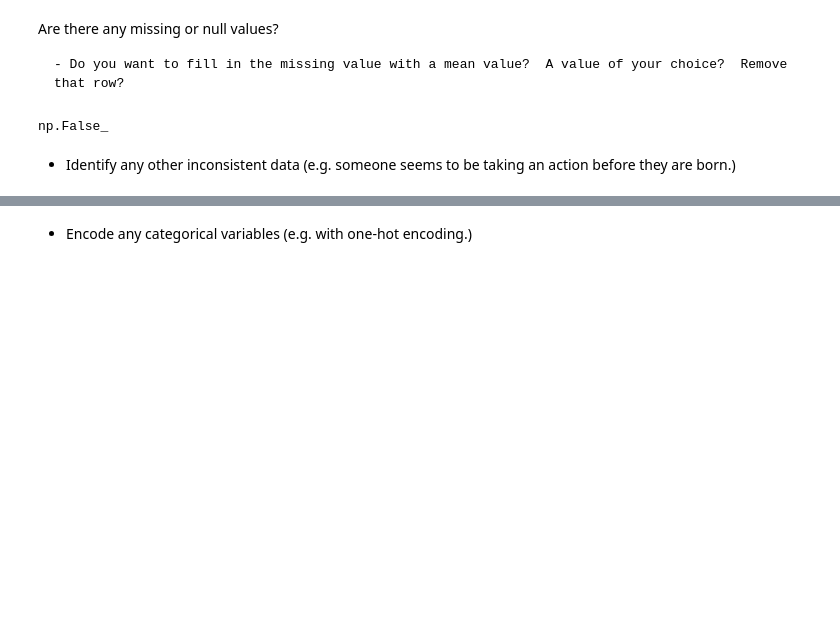
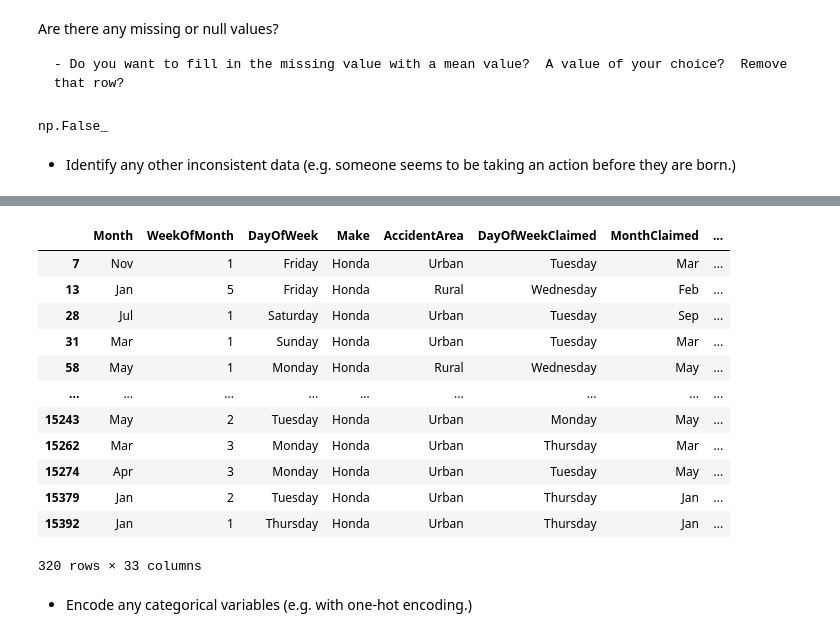
Before and after one commit to DorryJing/2025-spring-B2, a Jupyter notebook: OMDS-Mod2B2-week2-Jing-Dorry.ipynb, the cells around one changed output, grey strips where cells are left out. Cells and saved outputs as stored; diff of their text form; code cells hidden in the pictures; blank space fills up the shorter version.

Commit message:
week 2 1.0

```diff
--- a/OMDS-Mod2B2-week2-Jing-Dorry.ipynb
+++ b/OMDS-Mod2B2-week2-Jing-Dorry.ipynb
@@ -158,3 +175,21 @@ np.False_
+# %%
+df_age_0 = df[df["Age"]==0]
+df_age_0
+# There are 330 rows' age is 0.
+# %% [output]
+|  | Month | WeekOfMonth | DayOfWeek | Make | AccidentArea | DayOfWeekClaimed | MonthClaimed | ... |
+| 7 | Nov | 1 | Friday | Honda | Urban | Tuesday | Mar | ... |
+| 13 | Jan | 5 | Friday | Honda | Rural | Wednesday | Feb | ... |
+| 28 | Jul | 1 | Saturday | Honda | Urban | Tuesday | Sep | ... |
+| 31 | Mar | 1 | Sunday | Honda | Urban | Tuesday | Mar | ... |
+| 58 | May | 1 | Monday | Honda | Rural | Wednesday | May | ... |
+| ... | ... | ... | ... | ... | ... | ... | ... | ... |
+| 15243 | May | 2 | Tuesday | Honda | Urban | Monday | May | ... |
+| 15262 | Mar | 3 | Monday | Honda | Urban | Thursday | Mar | ... |
+| 15274 | Apr | 3 | Monday | Honda | Urban | Tuesday | May | ... |
+| 15379 | Jan | 2 | Tuesday | Honda | Urban | Thursday | Jan | ... |
+| 15392 | Jan | 1 | Thursday | Honda | Urban | Thursday | Jan | ... |
+320 rows × 33 columns
 # %% [markdown]
 
 - Encode any categorical variables (e.g. with one-hot encoding.)
```
Also changed, not shown: parts of 5 cells of this notebook.
